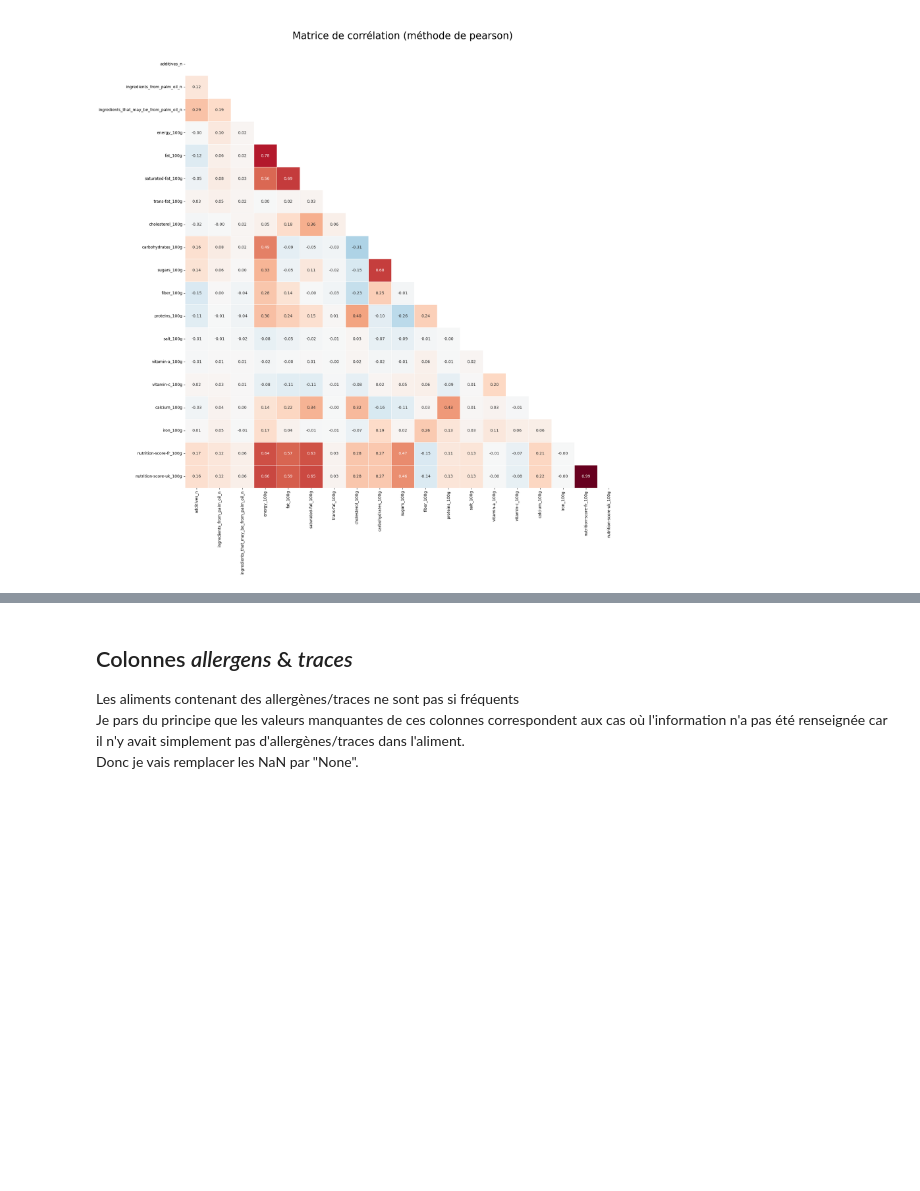
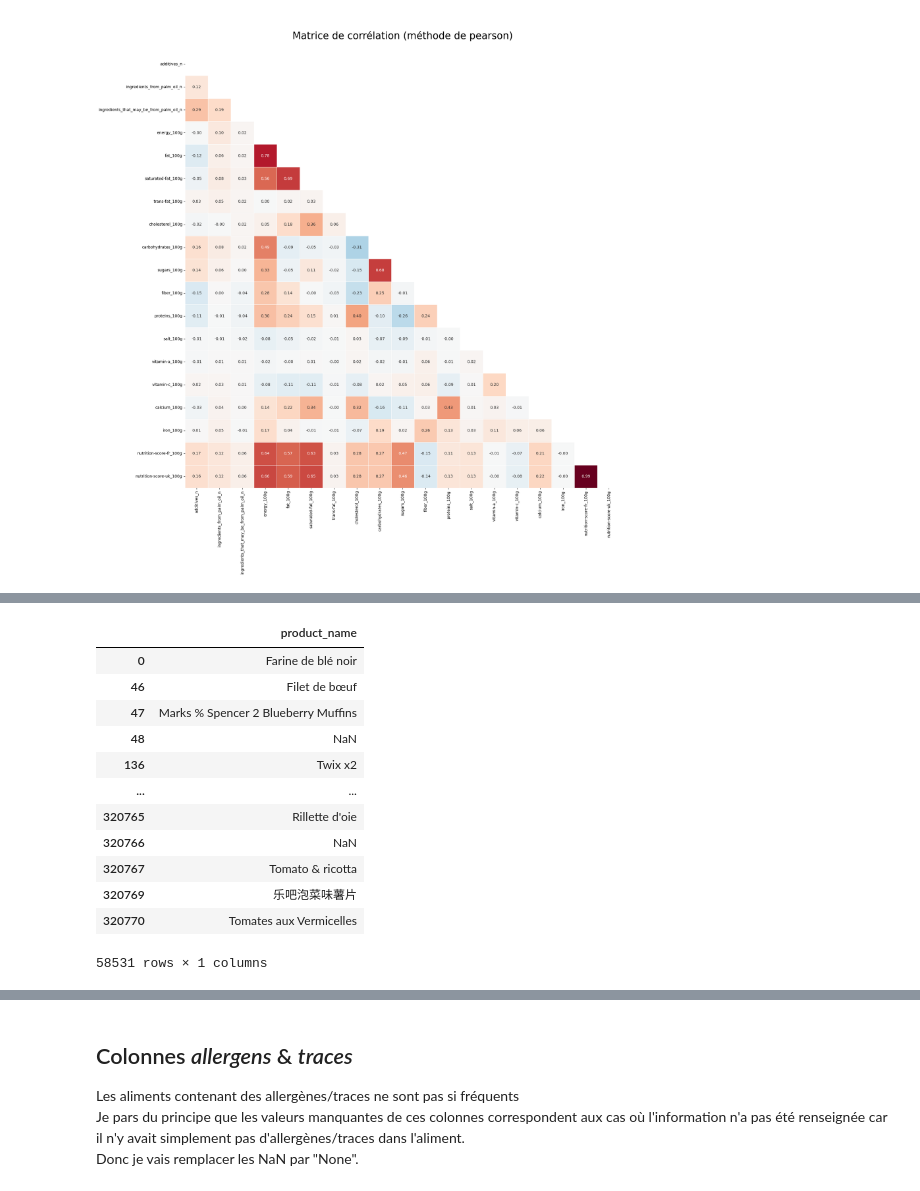
Before and after one commit to BiGHeaDMaX/Nettoyage-et-EDA, a Jupyter notebook: OCR - Projet 2 - V2.ipynb, the cells around one changed output, grey strips where cells are left out. Cells and saved outputs as stored; diff of their text form; code cells hidden in the pictures; blank space fills up the shorter version.

```diff
--- a/OCR - Projet 2 - V2.ipynb
+++ b/OCR - Projet 2 - V2.ipynb
@@ -923,0 +1020,19 @@ plt.show()
+# %%
+# Quand il n'y a aucun des macronutriments suivants : fat_100g, saturated-fat_100g, carbohydrates_100g, sugars_100g, fiber_100g, proteins_100g, salt_100g
+condition_no_macro = (data_clean['fat_100g'].isnull() == True) & (data_clean['saturated-fat_100g'].isnull() == True) & (data_clean['carbohydrates_100g'].isnull() == True) & (data_clean['sugars_100g'].isnull() == True) & (data_clean['fiber_100g'].isnull() == True) & (data_clean['proteins_100g'].isnull() == True) & (data_clean['salt_100g'].isnull() == True)
+
+display(data_clean.loc[condition_no_macro][['product_name']])
+# %% [output]
+|  | product_name |
+| 0 | Farine de blé noir |
+| 46 | Filet de bœuf |
+| 47 | Marks % Spencer 2 Blueberry Muffins |
+| 48 | NaN |
+| 136 | Twix x2 |
+| ... | ... |
+| 320765 | Rillette d'oie |
+| 320766 | NaN |
+| 320767 | Tomato & ricotta |
+| 320769 | 乐吧泡菜味薯片 |
+| 320770 | Tomates aux Vermicelles |
+58531 rows × 1 columns
```
Also changed, not shown: parts of 16 cells of this notebook.
